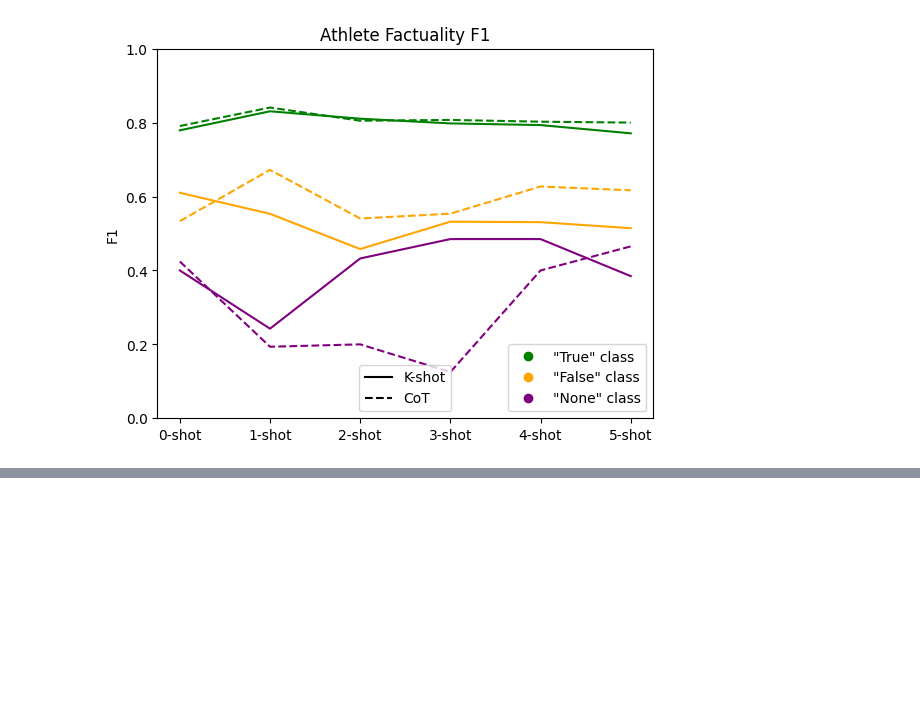
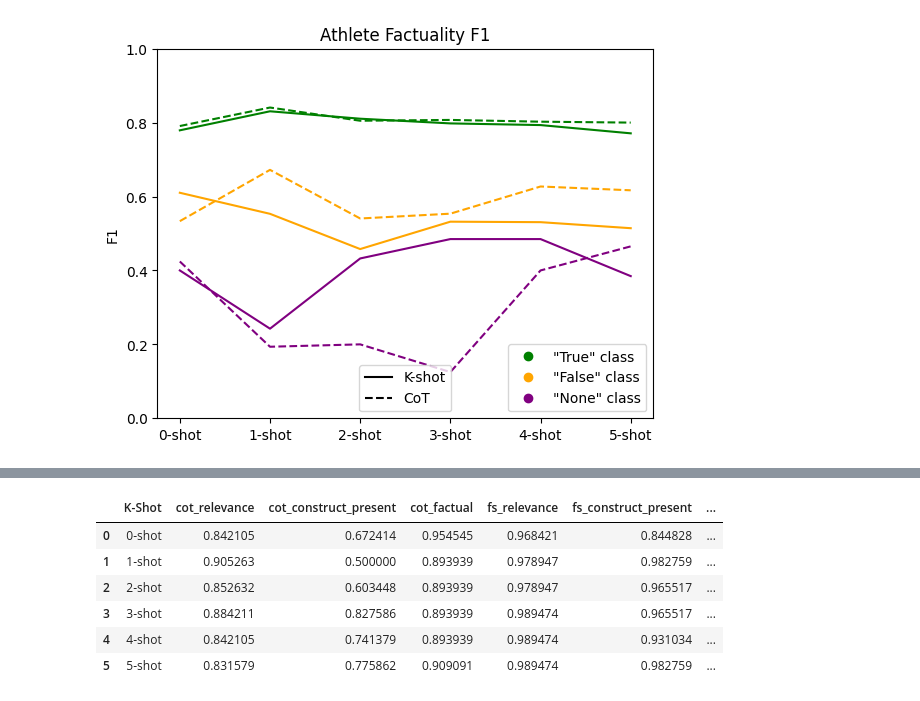
Before and after one commit to meghorikawa/ULLM, a Jupyter notebook: Data_Analysis.ipynb, the cells around one changed output, grey strips where cells are left out. Drawn from its saved outputs; the diff is of its cells as text; code cells hidden in the pictures; blank space fills up the shorter version.

```diff
--- a/Data_Analysis.ipynb
+++ b/Data_Analysis.ipynb
@@ -887,0 +1124,11 @@ for metric in ["precision", "recall", "f1"]:
+# %%
+bi_fact_recall_df = pd.DataFrame(list(zip(x_axis_labels, athlete_rel_cot_recall_scores, athlete_const_cot_recall_scores, bi_fact_cot_recall_scores, athlete_rel_fs_recall_scores, athlete_const_fs_recall_scores, bi_fact_fs_recall_scores)), columns=athlete_y_axis_labels)
+bi_fact_recall_df
+# %% [output]
+|  | K-Shot | cot_relevance | cot_construct_present | cot_factual | fs_relevance | fs_construct_present | ... |
+| 0 | 0-shot | 0.842105 | 0.672414 | 0.954545 | 0.968421 | 0.844828 | ... |
+| 1 | 1-shot | 0.905263 | 0.500000 | 0.893939 | 0.978947 | 0.982759 | ... |
+| 2 | 2-shot | 0.852632 | 0.603448 | 0.893939 | 0.978947 | 0.965517 | ... |
+| 3 | 3-shot | 0.884211 | 0.827586 | 0.893939 | 0.989474 | 0.965517 | ... |
+| 4 | 4-shot | 0.842105 | 0.741379 | 0.893939 | 0.989474 | 0.931034 | ... |
+| 5 | 5-shot | 0.831579 | 0.775862 | 0.909091 | 0.989474 | 0.982759 | ... |
```
Also changed, not shown: parts of 50 cells of this notebook.
